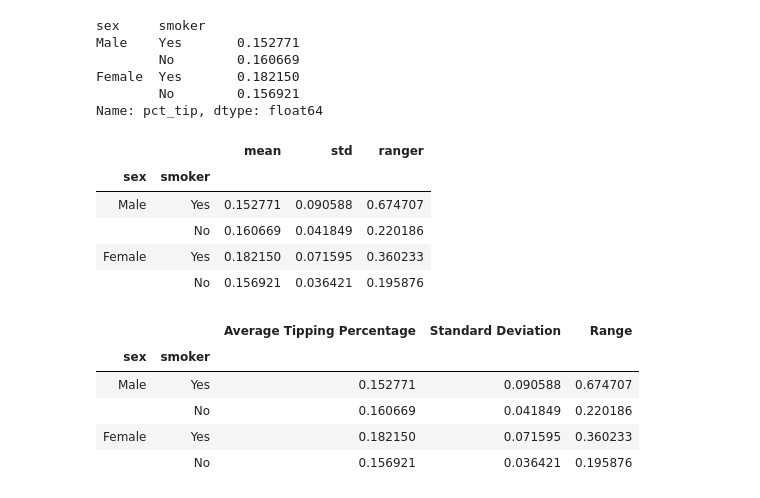
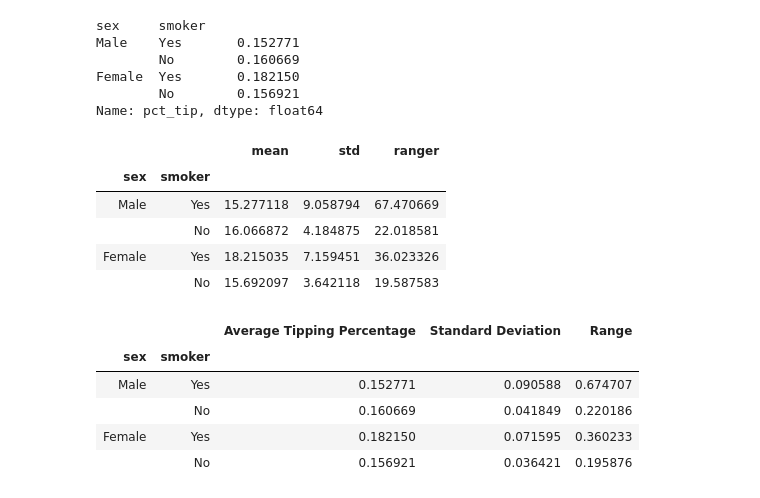
Before and after one commit to jfkoehler/nielsen, a Jupyter notebook: week_3/d2/01-groupby.ipynb, the cells around one changed output. Drawn from its saved outputs; the diff is of its cells as text; code cells hidden in the pictures.

```diff
--- a/week_3/d2/01-groupby.ipynb
+++ b/week_3/d2/01-groupby.ipynb
@@ -282,14 +346,14 @@ Female  Yes       0.182150
         No        0.156921
 Name: pct_tip, dtype: float64
 # %%
-tips.groupby(['sex', 'smoker'])['pct_tip'].agg(['mean', 'std', ranger])
+tips.groupby(['sex', 'smoker'])['pct_tip'].agg(['mean', 'std', ranger])*100
 # %% [output]
 |  |  | mean | std | ranger |
 | sex | smoker |  |  |  |
-| Male | Yes | 0.152771 | 0.090588 | 0.674707 |
-|  | No | 0.160669 | 0.041849 | 0.220186 |
-| Female | Yes | 0.182150 | 0.071595 | 0.360233 |
-|  | No | 0.156921 | 0.036421 | 0.195876 |
+| Male | Yes | 15.277118 | 9.058794 | 67.470669 |
+|  | No | 16.066872 | 4.184875 | 22.018581 |
+| Female | Yes | 18.215035 | 7.159451 | 36.023326 |
+|  | No | 15.692097 | 3.642118 | 19.587583 |
 # %%
 tips.groupby(['sex', 'smoker'])['pct_tip'].agg(
     [('Average Tipping Percentage','mean'), ('Standard Deviation', 'std'), ('Range', ranger)])
```
Also changed, not shown: parts of 32 cells of this notebook, 20 other files.
